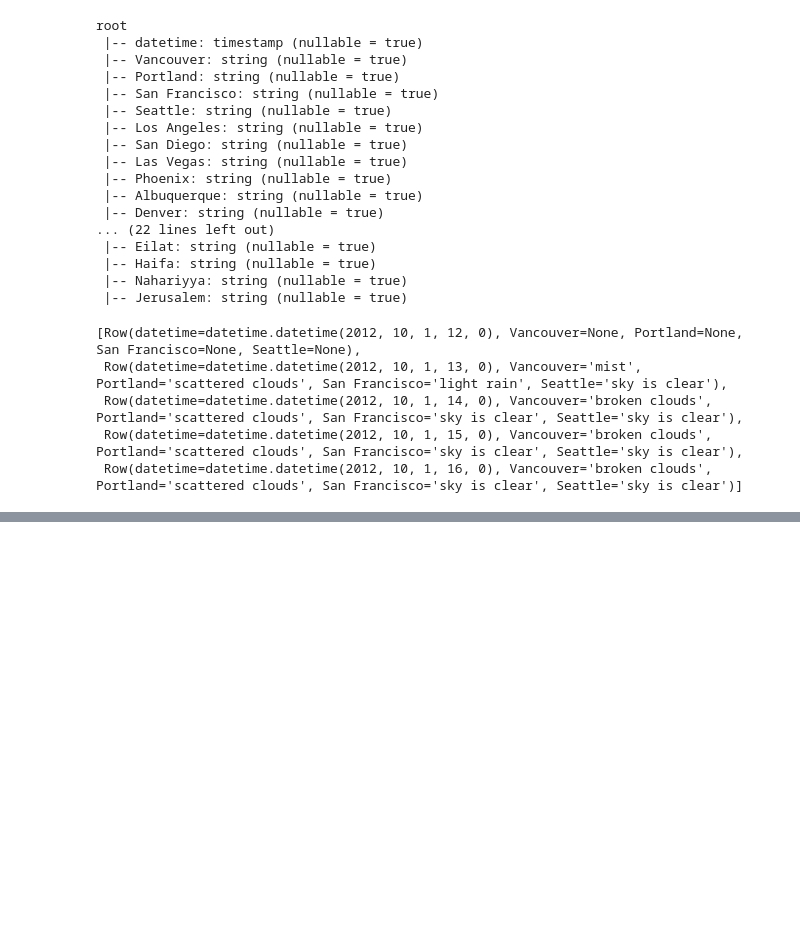
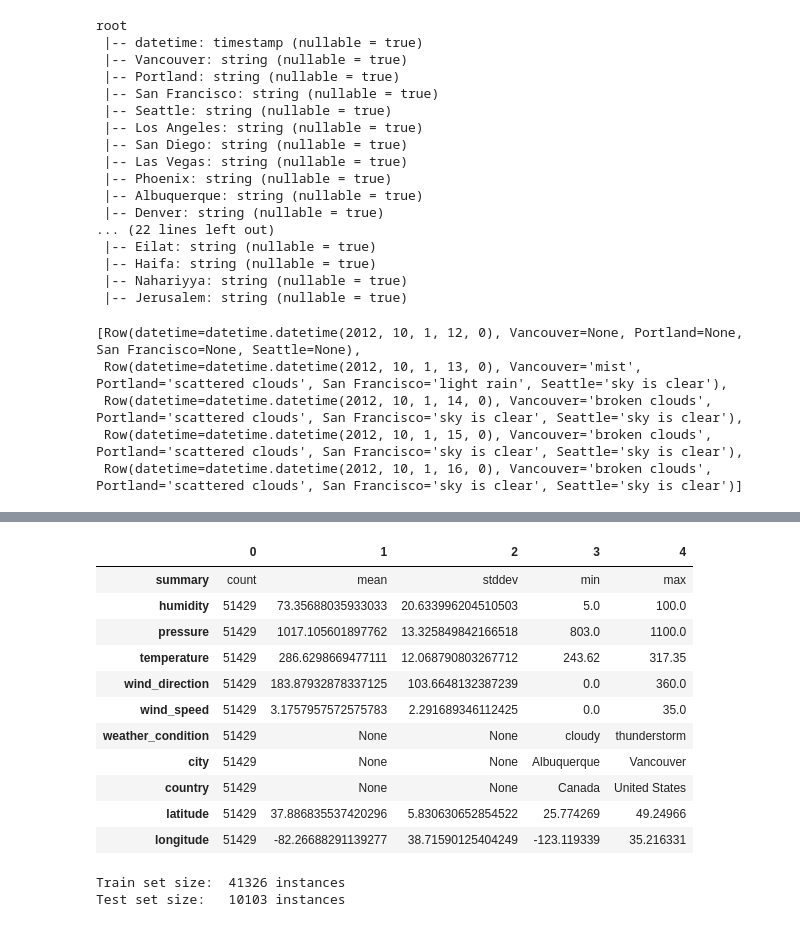
Before and after one commit to jaydhanani99/big-data-6111-43, a Jupyter notebook: bigdata_proj.ipynb, the cells around one changed output, grey strips where cells are left out. Drawn from its saved outputs; the diff is of its cells as text; code cells hidden in the pictures; blank space fills up the shorter version.

Commit message:
Added sample weather measurements

```diff
--- a/bigdata_proj.ipynb
+++ b/bigdata_proj.ipynb
@@ -351,0 +403,36 @@ def get_weather_conditions_aggregation_dict(weather_conditions: Iterable[str]) -
+# %%
+def get_undersampling_fracs(dataframe: DataFrame) -> Dict[str, float]:
+    '''
+    Args:
+        - dataframe: a `DataFrame` of weather measurements which contains a column `WEATHER_CONDITION_COL`
+
+    Returns:
+        a dictionary that goes from a weather condition to its fraction
+        that should be sampled in order to match the occurrences of the minority class
+    '''
+
+    rainy_cnt = count_weather_condition_occurrences(dataframe, 'rainy')
+    snowy_cnt = count_weather_condition_occurrences(dataframe, 'snowy')
+    sunny_cnt = count_weather_condition_occurrences(dataframe, 'sunny')
+    foggy_cnt = count_weather_condition_occurrences(dataframe, 'foggy')
+    cloudy_cnt = count_weather_condition_occurrences(dataframe, 'cloudy')
+    thunderstorm_cnt = count_weather_condition_occurrences(dataframe, 'thunderstorm')
+
+    minority_class_cnt = np.min(
+        [rainy_cnt, snowy_cnt, sunny_cnt, cloudy_cnt, foggy_cnt, thunderstorm_cnt]
+    )
+
+    return {
+        'rainy': minority_class_cnt / rainy_cnt if rainy_cnt != 0 else 0,
+        'snowy': minority_class_cnt / snowy_cnt if snowy_cnt != 0 else 0,
+        'sunny': minority_class_cnt / sunny_cnt if sunny_cnt != 0 else 0,
+        'foggy': minority_class_cnt / foggy_cnt if foggy_cnt != 0 else 0,
+        'cloudy': minority_class_cnt / cloudy_cnt if cloudy_cnt != 0 else 0,
+        'thunderstorm': minority_class_cnt / thunderstorm_cnt if thunderstorm_cnt != 0 else 0
+    }
+# %%
+sampled_weather_measurements_df = not_null_weather_measurements_df.sampleBy(WEATHER_CONDITION_COL,
+                                                                           fractions=get_undersampling_fracs(not_null_weather_measurements_df),
+                                                                           seed=RANDOM_SEED)
+if LOAD_SAMPLED_DATASET:
+    sampled_weather_measurements_df = spark.read.csv(SAMPLED_DATASET_PATH, header=True, inferSchema=True)
@@ -351,0 +457,15 @@ def get_weather_conditions_aggregation_dict(weather_conditions: Iterable[str]) -
+# %%
+sampled_weather_measurements_df.describe().to_koalas().transpose()
+# %% [output]
+|  | 0 | 1 | 2 | 3 | 4 |
+| summary | count | mean | stddev | min | max |
+| humidity | 51429 | 73.35688035933033 | 20.633996204510503 | 5.0 | 100.0 |
+| pressure | 51429 | 1017.105601897762 | 13.325849842166518 | 803.0 | 1100.0 |
+| temperature | 51429 | 286.6298669477111 | 12.068790803267712 | 243.62 | 317.35 |
+| wind_direction | 51429 | 183.87932878337125 | 103.6648132387239 | 0.0 | 360.0 |
+| wind_speed | 51429 | 3.1757957572575783 | 2.291689346112425 | 0.0 | 35.0 |
+| weather_condition | 51429 | None | None | cloudy | thunderstorm |
+| city | 51429 | None | None | Albuquerque | Vancouver |
+| country | 51429 | None | None | Canada | United States |
+| latitude | 51429 | 37.886835537420296 | 5.830630652854522 | 25.774269 | 49.24966 |
+| longitude | 51429 | -82.26688291139277 | 38.71590125404249 | -123.119339 | 35.216331 |
@@ -351,0 +477,6 @@ def get_weather_conditions_aggregation_dict(weather_conditions: Iterable[str]) -
+# %%
+print(f'Train set size:  {train_df.count()} instances')
+print(f'Test set size:   {test_df.count()} instances')
+# %% [output]
+Train set size:  41326 instances
+Test set size:   10103 instances
```
Also changed, not shown: parts of 33 cells of this notebook.
